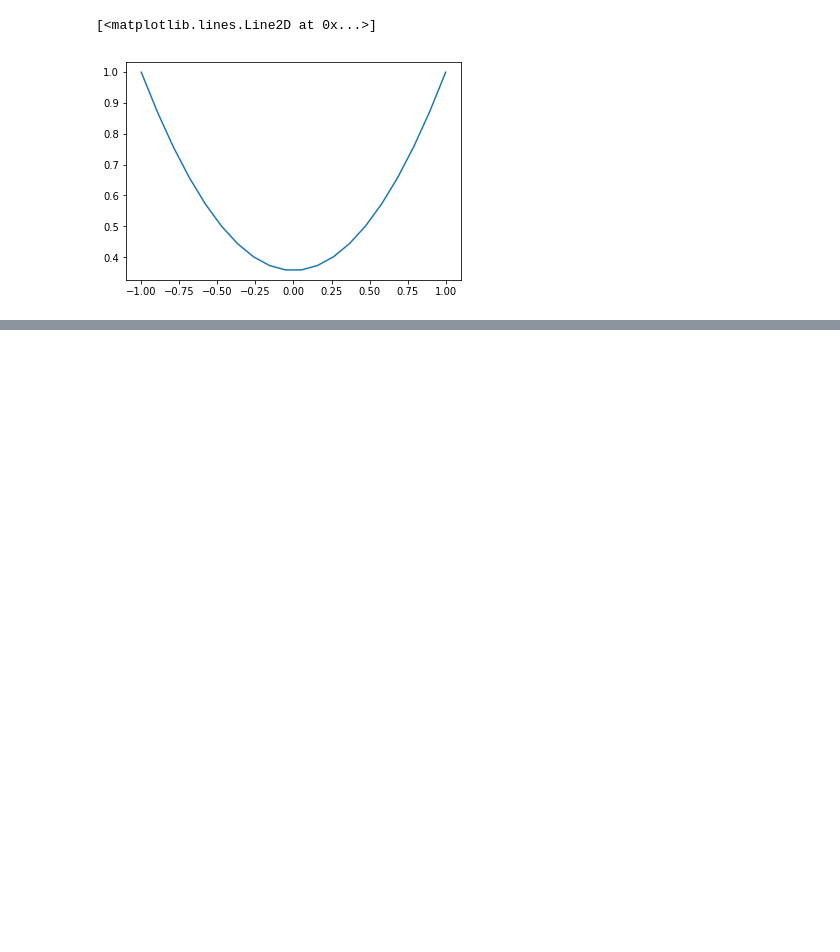
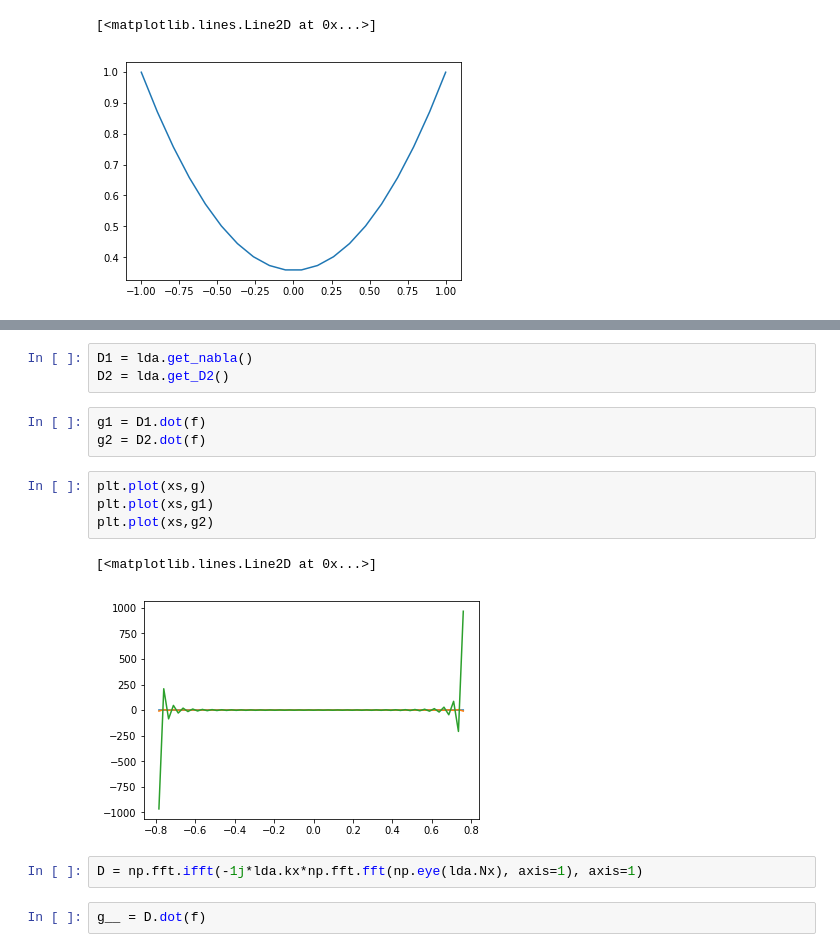
Before and after one commit to Chunde/QuantumFermionicTheory, a Jupyter notebook: quantum-turbulence/test_ASLDA.ipynb, the cells around one changed output, grey strips where cells are left out. Saved outputs shown, nothing was run; the diff lists cells and outputs as text; blank space fills up the shorter version.

```diff
--- a/quantum-turbulence/test_ASLDA.ipynb
+++ b/quantum-turbulence/test_ASLDA.ipynb
@@ -112,0 +153,17 @@ test_iterate_ASLDA()
+# %%
+D1 = lda.get_nabla()
+D2 = lda.get_D2()
+# %%
+g1 = D1.dot(f)
+g2 = D2.dot(f)
+# %%
+plt.plot(xs,g)
+plt.plot(xs,g1)
+plt.plot(xs,g2)
+# %% [output]
+[<matplotlib.lines.Line2D at 0x...>]
+[figure, added]
+# %%
+D = np.fft.ifft(-1j*lda.kx*np.fft.fft(np.eye(lda.Nx), axis=1), axis=1)
+# %%
+g__ = D.dot(f)
```
Also changed, not shown: parts of 10 cells of this notebook, 8 other files.
